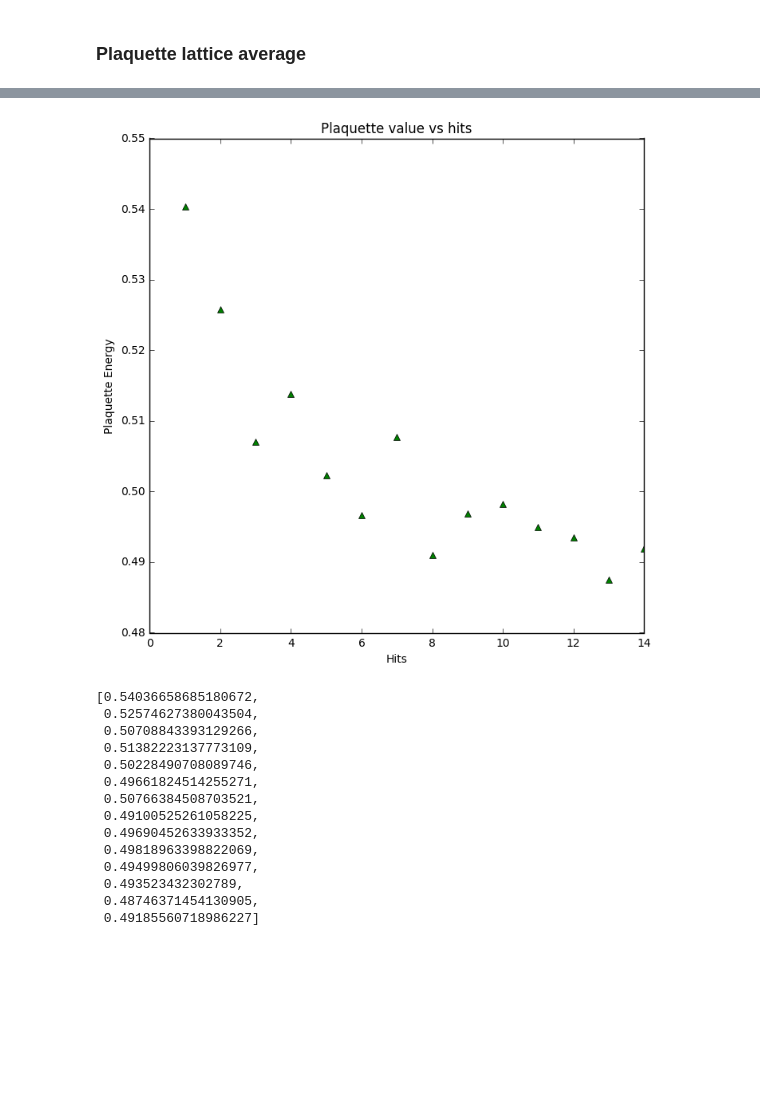
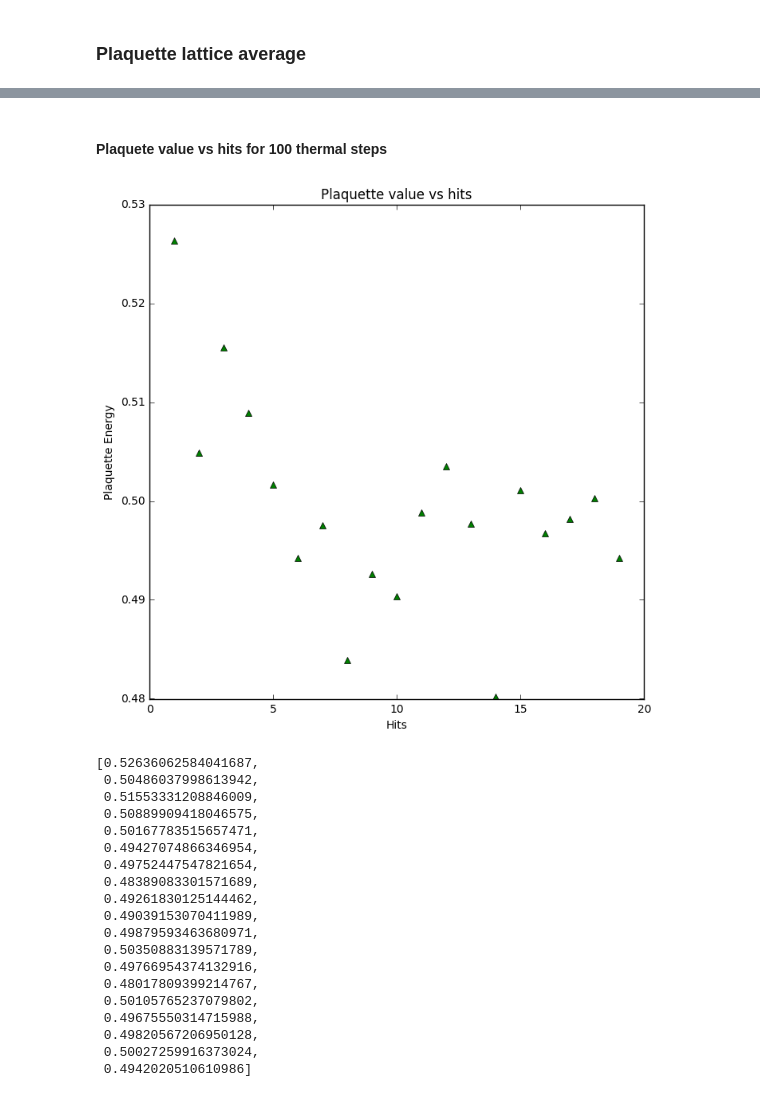
Before and after one commit to Shaun252/latticeQCD_novices, a Jupyter notebook: Exercise_11_Extension_1.ipynb, the cells around one changed output, grey strips where cells are left out. Cells and saved outputs as stored; diff of their text form; code cells hidden in the pictures; blank space fills up the shorter version.

```diff
--- a/Exercise_11_Extension_1.ipynb
+++ b/Exercise_11_Extension_1.ipynb
@@ -282,10 +313,11 @@ plaquette_plot_thermal()
 # %%
-def plaquette_energy_hits(hits):
+def plaquette_energy_hits(hits, thermal_steps):
 
     latt = generate_lattice(n_points = 6)
 
     ensemble, acceptance1 = markov_chain(lattice = latt, link_sum = wilson_link_sum, su3_set = su3_array,
-                                         beta = 5.5, u_0 = 1, n_configs = 20, n_corr = 50, n_hits = hits)
+                                         beta = 5.5, u_0 = 1, n_configs = 20, n_corr = 50, n_hits = hits,
+                                         thermal_steps = thermal_steps)
 
     wilson_square_loop = gauge_average(ensemble, square_lattice_average)[0]
 
@@ -294,12 +326,12 @@ def plaquette_energy_hits(hits):
     return wilson_square_loop
 
 
-def plaquette_plot_hits():
+def plaquette_plot_hits(thermal_steps):
     p = Pool(5)
 
-
+    plaq_func = partial(plaquette_energy_hits, thermal_steps = thermal_steps)
     hit_arr = range(1, 20)
-    energy_array = p.map(plaquette_energy_hits, hit_arr)
+    energy_array = p.map(plaq_func, hit_arr)
 
     f, ax = plt.subplots(figsize=(8, 8), dpi=100)
     ax.plot(hit_arr, energy_array, 'g^')
@@ -311,21 +343,28 @@ def plaquette_plot_hits():
     p.terminate()
 
     return energy_array
+# %% [markdown]
+#### Plaquete value vs hits for 100 thermal steps
 # %%
-plaquette_plot_hits()
+plaquette_plot_hits(100)
 # %% [output]
-[figure, old version]
+[figure, new version]
-[0.54036658685180672,
- 0.52574627380043504,
- 0.50708843393129266,
- 0.51382223137773109,
- 0.50228490708089746,
- 0.49661824514255271,
- 0.50766384508703521,
- 0.49100525261058225,
- 0.49690452633933352,
- 0.49818963398822069,
- 0.49499806039826977,
- 0.493523432302789,
- 0.48746371454130905,
- 0.49185560718986227]
+[0.52636062584041687,
+ 0.50486037998613942,
+ 0.51553331208846009,
+ 0.50889909418046575,
+ 0.50167783515657471,
+ 0.49427074866346954,
+ 0.49752447547821654,
+ 0.48389083301571689,
+ 0.49261830125144462,
+ 0.49039153070411989,
+ 0.49879593463680971,
+ 0.50350883139571789,
+ 0.49766954374132916,
+ 0.48017809399214767,
+ 0.50105765237079802,
+ 0.49675550314715988,
+ 0.49820567206950128,
+ 0.50027259916373024,
+ 0.4942020510610986]
```
Also changed, not shown: parts of 12 cells of this notebook, 9 other files.
